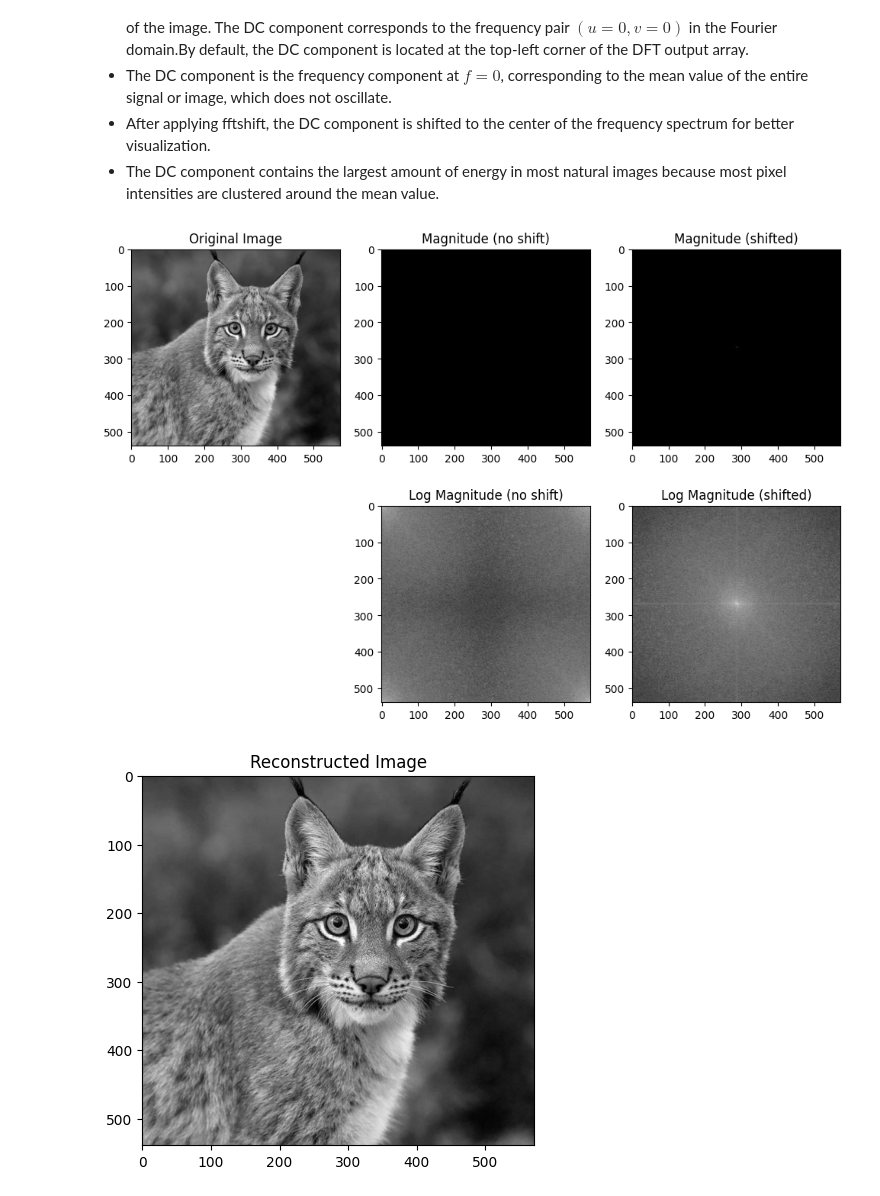
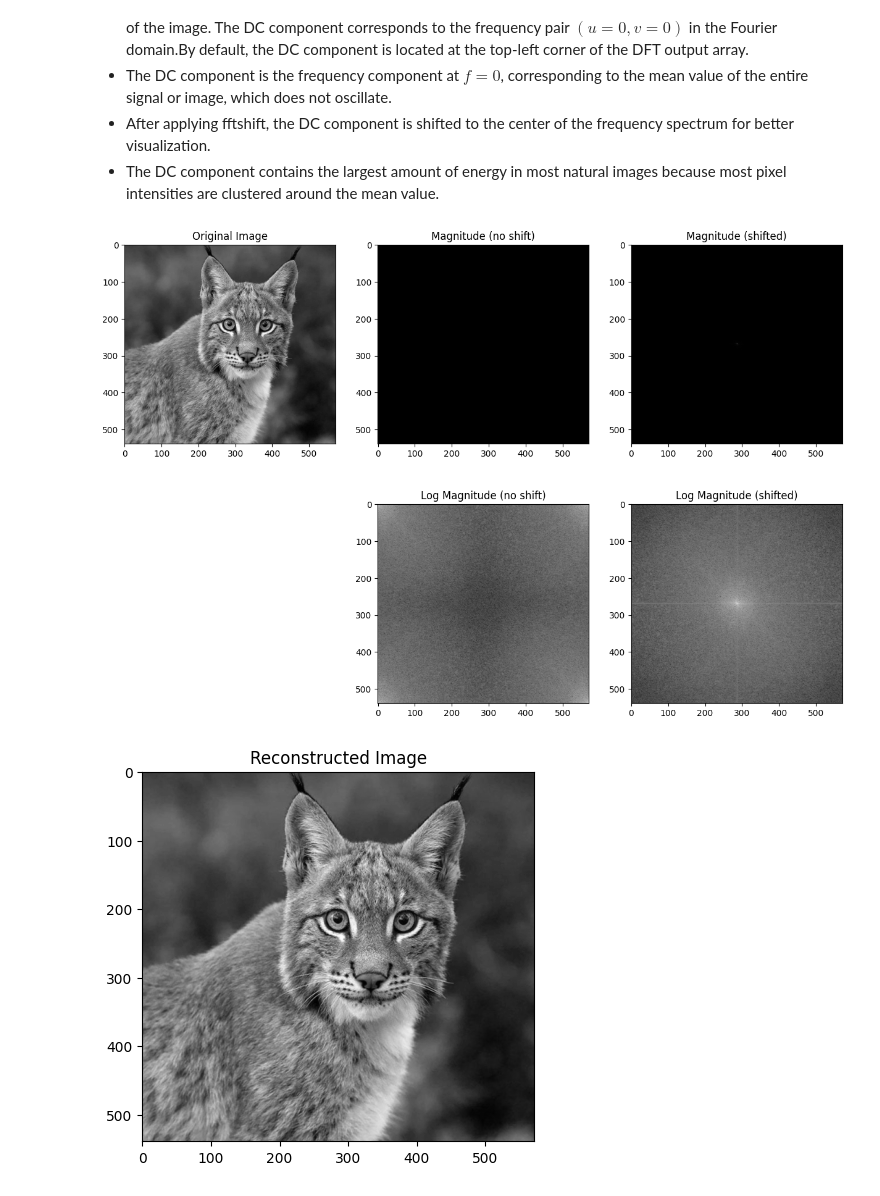
Before and after one commit to Wissemamr/Shape_recognition_and_image_analysis, a Jupyter notebook: LAB4/exo1.ipynb, the cells around one changed output. Saved outputs shown, nothing was run; the diff lists cells and outputs as text; code cells hidden in the pictures.

```diff
--- a/LAB4/exo1.ipynb
+++ b/LAB4/exo1.ipynb
@@ -18,7 +19,7 @@ img.shape
 import scipy
 
 # scipy.fft is more comprehensive than np.fft
-dft = scipy.fft.fft2(img)
+dft = np.fft.fft2(img)
 magnitude_spectrum = np.abs(dft)
 phase_spectrum = np.angle(dft)
 # %% [markdown]
@@ -80,23 +81,23 @@ Applying the logarithm compresses the dynamic range of the magnitude spectrum. W
 - After applying fftshift, the DC component is shifted to the center of the frequency spectrum for better visualization.
 - The DC component contains the largest amount of energy in most natural images because most pixel intensities are clustered around the mean value.
 # %%
-plt.figure(figsize=(12, 8))
+plt.figure(figsize=(15, 10))
 plt.subplot(2, 3, 1), plt.imshow(img, cmap="gray"), plt.title("Original Image")
 plt.subplot(2, 3, 2), plt.imshow(magnitude_spectrum, cmap="gray"), plt.title(
     "Magnitude (no shift)"
 )
 plt.subplot(2, 3, 3), plt.imshow(magnitude_spectrum_shifted, cmap="gray"), plt.title(
     "Magnitude (shifted)"
 )
 plt.subplot(2, 3, 5), plt.imshow(magnitude_spectrum_log, cmap="gray"), plt.title(
     "Log Magnitude (no shift)"
 )
 plt.subplot(2, 3, 6), plt.imshow(
     magnitude_spectrum_shifted_log, cmap="gray"
 ), plt.title("Log Magnitude (shifted)")
 plt.show()
 # %% [output]
-[figure, old version]
+[figure, new version]
 # %%
 reconstructed_image = np.fft.ifft2(dft).real
 plt.imshow(reconstructed_image, cmap="gray")
```
Also changed, not shown: parts of 3 cells of this notebook, 1 other file.
